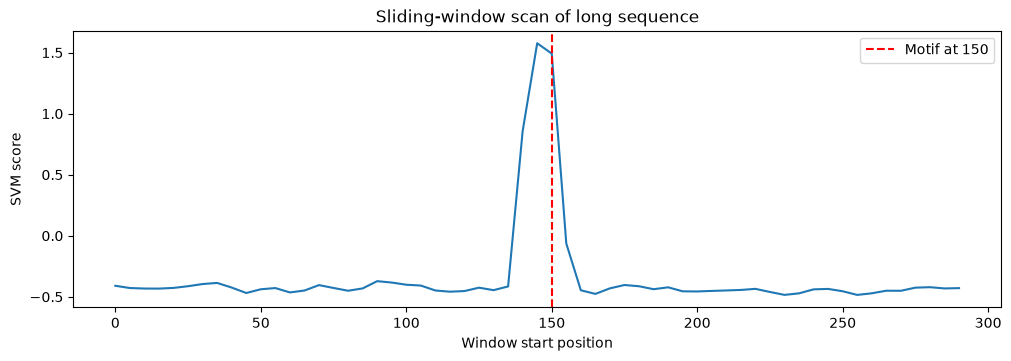
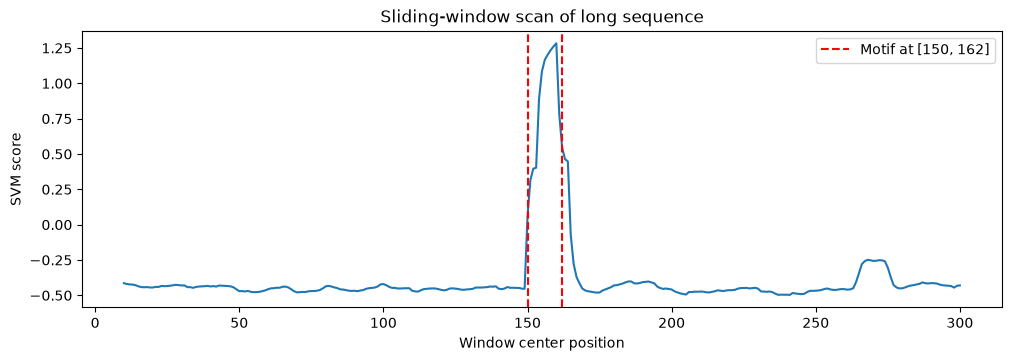
The change to this notebook cell's code, shown as a diff; its figure went from the first image to the second:
--- before
+++ after
@@ -8,5 +8,5 @@
 
 WINDOW = 20
-SHIFT = 5
+SHIFT = 1
 W = kern_scan.sliding_window_query_kernel([long_seq], window=WINDOW, shift=SHIFT)
 K_windows = np.asarray(W[0])
@@ -14,9 +14,10 @@
 scores = K_windows @ sv_coef + intercept
 
-window_starts = np.arange(len(scores)) * SHIFT
+window_starts = np.arange(len(scores)) * SHIFT + (WINDOW / 2)
 fig, ax = plt.subplots(figsize=(10, 3.5), constrained_layout=True)
 ax.plot(window_starts, scores, "-")
-ax.axvline(MOTIF_POS, color="r", linestyle="--", label=f"Motif at {MOTIF_POS}")
-ax.set_xlabel("Window start position")
+ax.axvline(MOTIF_POS, color="r", linestyle="--", label=f"Motif at [{MOTIF_POS}, {MOTIF_POS + MOTIF_LEN}]")
+ax.axvline(MOTIF_POS + MOTIF_LEN, color="r", linestyle="--")
+ax.set_xlabel("Window center position")
 ax.set_ylabel("SVM score")
 ax.set_title("Sliding-window scan of long sequence")
@@ -25,3 +26,3 @@
 
 peak_pos = window_starts[np.argmax(scores)]
-print(f"Peak at position {peak_pos} (motif at {MOTIF_POS})")
+print(f"Peak at position {peak_pos} (motif at [{MOTIF_POS}, {MOTIF_POS + MOTIF_LEN}])")

Commit: Changed info and updated examples